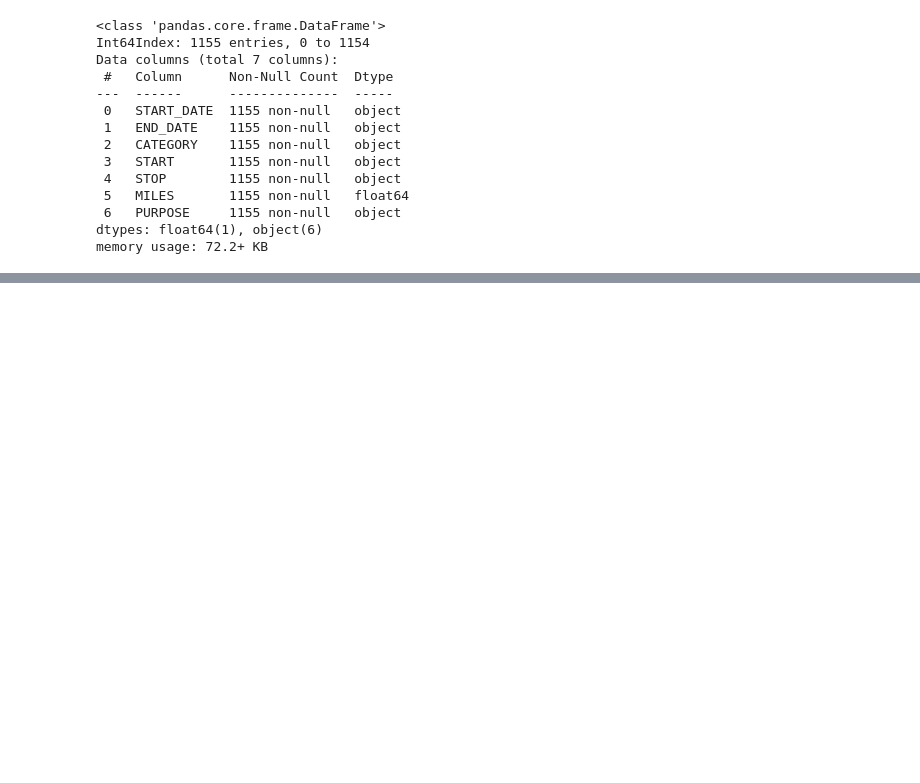
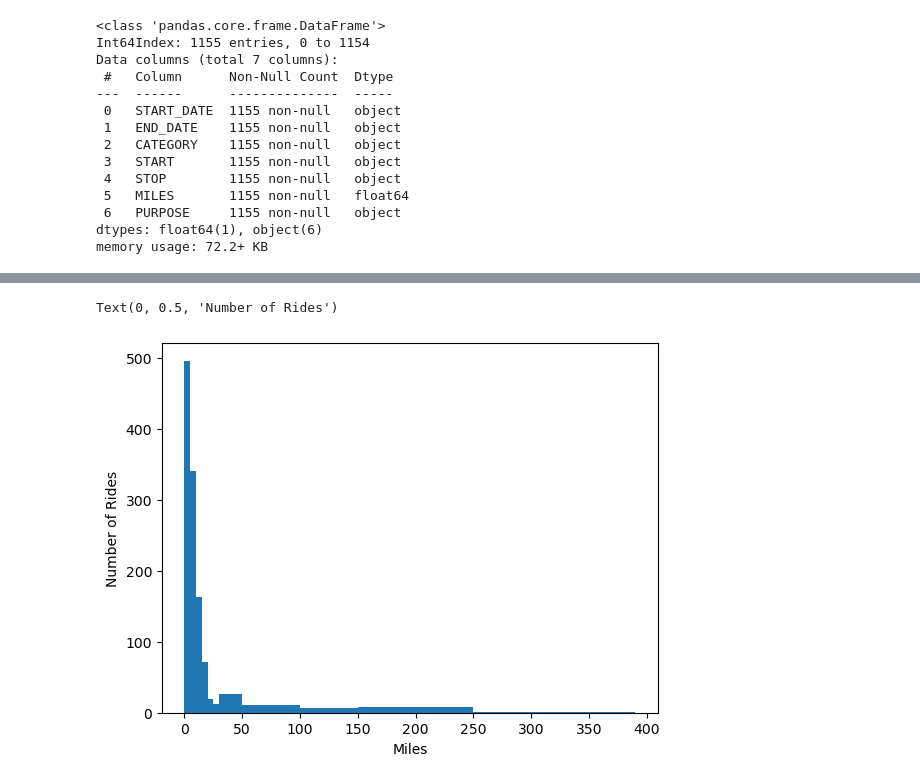
Before and after one commit to rglvk/uber_project1, a Jupyter notebook: Uber_Project1.ipynb, the cells around one changed output, grey strips where cells are left out. Cells and saved outputs as stored; diff of their text form; code cells hidden in the pictures; blank space fills up the shorter version.

```diff
--- a/Uber_Project1.ipynb
+++ b/Uber_Project1.ipynb
@@ -85,0 +110,9 @@ uber_df.to_csv("output/cleaned_UberDataset.csv")
+# %%
+bins_variable = [0,5,10,15,20,25,30,50,100,150, 250, 390]
+# %%
+plt.hist(uber_df['MILES'], bins=bins_variable)
+plt.xlabel('Miles')
+plt.ylabel('Number of Rides')
+# %% [output]
+Text(0, 0.5, 'Number of Rides')
+[figure, added]
```
Also changed, not shown: parts of 12 cells of this notebook.
